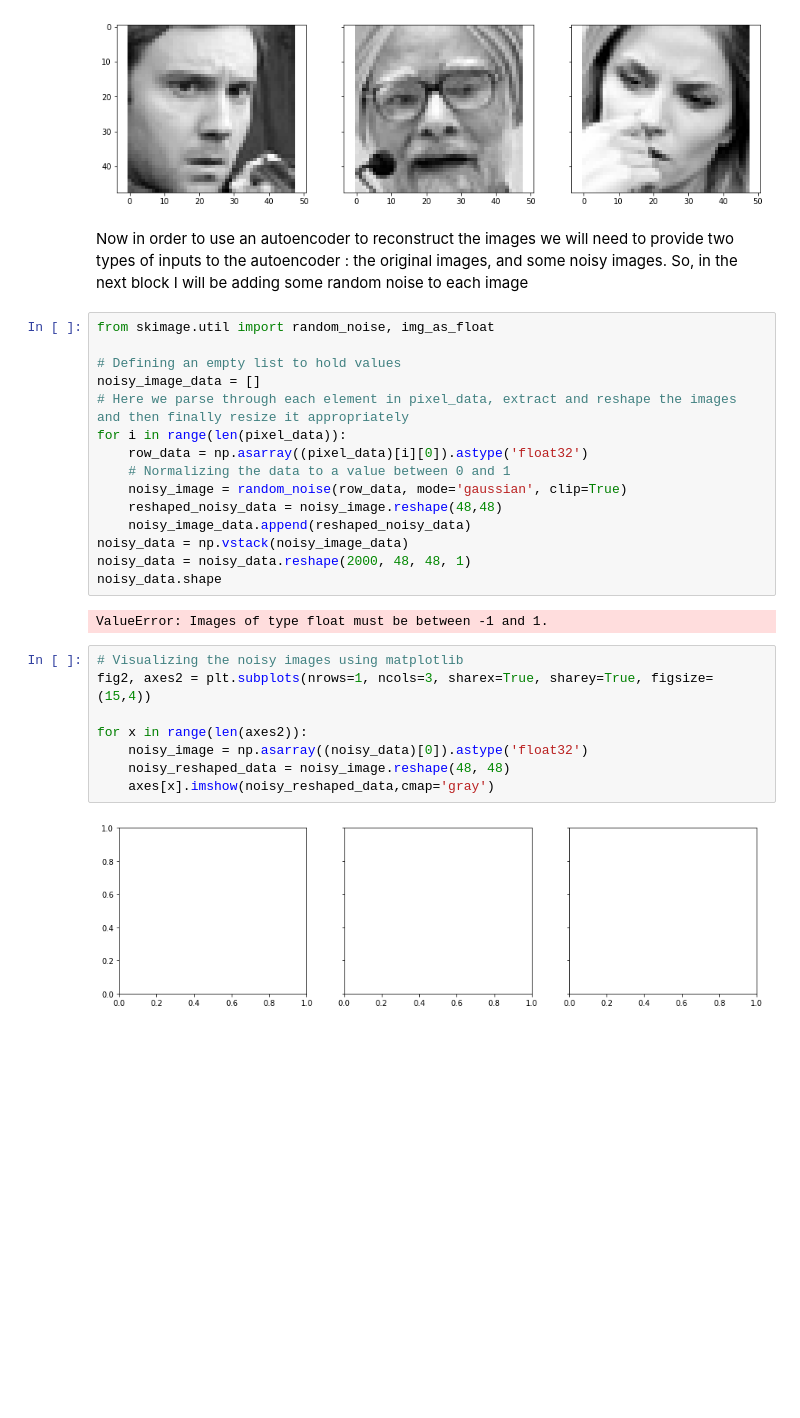
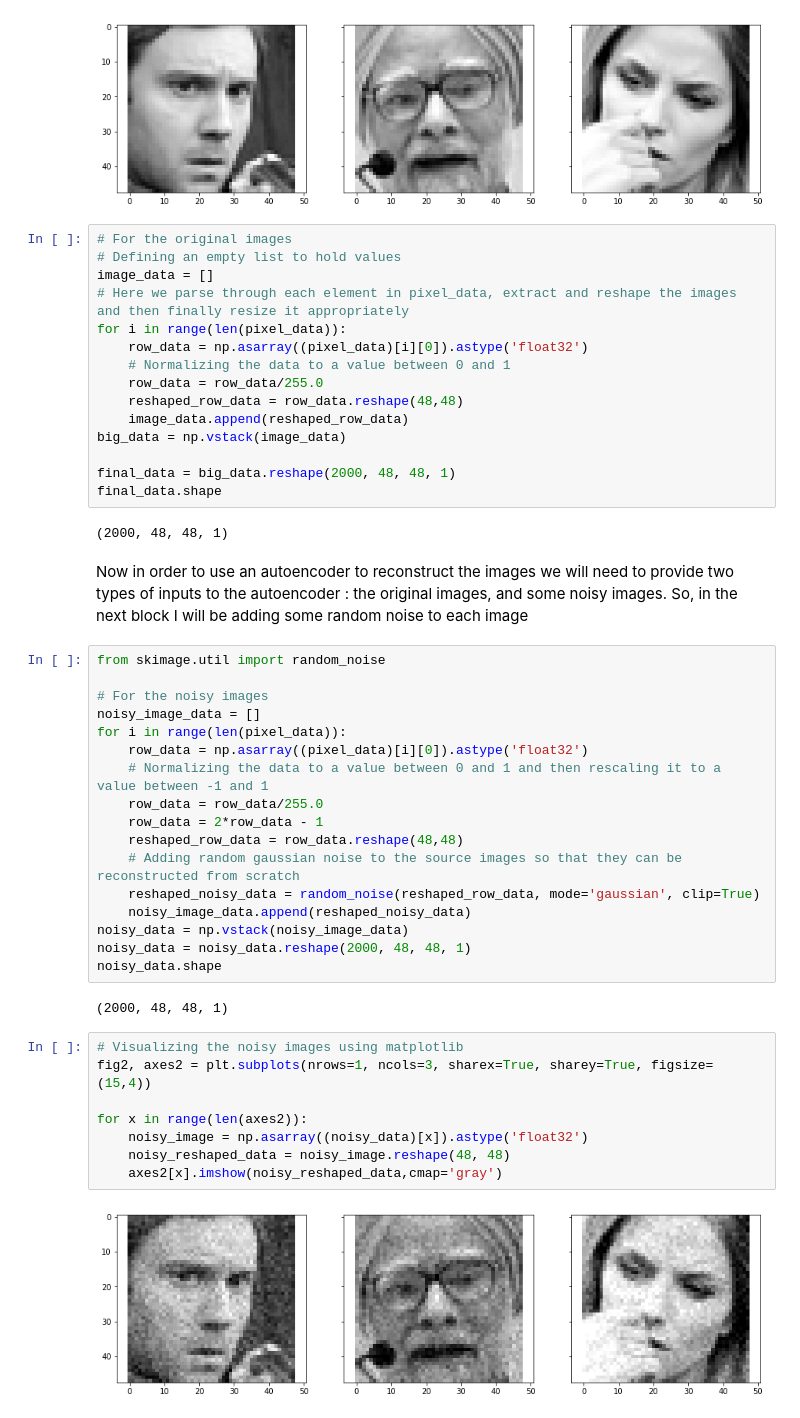
Before and after one commit to vijpandaturtle/facial-expressions, a Jupyter notebook: Image Denoising Convolutional Autoencoder.ipynb, the cells around one changed output. Saved outputs shown, nothing was run; the diff lists cells and outputs as text; blank space fills up the shorter version.

Commit message:
Noisy images visualized

```diff
--- a/Image+Denoising+Autonencoder.ipynb
+++ b/Image Denoising Convolutional Autoencoder.ipynb
@@ -47,33 +47,52 @@ for x in range(len(axes)):
     axes[x].imshow(vis_image,cmap='gray')
 # %% [output]
 [figure]
+# %%
+# For the original images
+# Defining an empty list to hold values
+image_data = []
+# Here we parse through each element in pixel_data, extract and reshape the images and then finally resize it appropriately
+for i in range(len(pixel_data)):
+    row_data = np.asarray((pixel_data)[i][0]).astype('float32')
+    # Normalizing the data to a value between 0 and 1
+    row_data = row_data/255.0
+    reshaped_row_data = row_data.reshape(48,48)
+    image_data.append(reshaped_row_data)
+big_data = np.vstack(image_data)
+
+final_data = big_data.reshape(2000, 48, 48, 1)
+final_data.shape
+# %% [output]
+(2000, 48, 48, 1)
 # %% [markdown]
 Now in order to use an autoencoder to reconstruct the images we will need to provide two types of inputs to the autoencoder :
 the original images, and some noisy images. So, in the next block I will be adding some random noise to each image
 # %%
-from skimage.util import random_noise, img_as_float
+from skimage.util import random_noise
 
-# Defining an empty list to hold values
+# For the noisy images
 noisy_image_data = []
-# Here we parse through each element in pixel_data, extract and reshape the images and then finally resize it appropriately
 for i in range(len(pixel_data)):
     row_data = np.asarray((pixel_data)[i][0]).astype('float32')
-    # Normalizing the data to a value between 0 and 1
-    noisy_image = random_noise(row_data, mode='gaussian', clip=True)
-    reshaped_noisy_data = noisy_image.reshape(48,48)
+    # Normalizing the data to a value between 0 and 1 and then rescaling it to a value between -1 and 1
+    row_data = row_data/255.0
+    row_data = 2*row_data - 1
+    reshaped_row_data = row_data.reshape(48,48)
+    # Adding random gaussian noise to the source images so that they can be reconstructed from scratch
+    reshaped_noisy_data = random_noise(reshaped_row_data, mode='gaussian', clip=True)
     noisy_image_data.append(reshaped_noisy_data)
 noisy_data = np.vstack(noisy_image_data)
 noisy_data = noisy_data.reshape(2000, 48, 48, 1)
 noisy_data.shape
 # %% [output]
-ValueError: Images of type float must be between -1 and 1.
+(2000, 48, 48, 1)
 # %%
 # Visualizing the noisy images using matplotlib
 fig2, axes2 = plt.subplots(nrows=1, ncols=3, sharex=True, sharey=True, figsize=(15,4))
 
 for x in range(len(axes2)):
-    noisy_image = np.asarray((noisy_data)[0]).astype('float32')
+    noisy_image = np.asarray((noisy_data)[x]).astype('float32')
     noisy_reshaped_data = noisy_image.reshape(48, 48)
-    axes[x].imshow(noisy_reshaped_data,cmap='gray')
+    axes2[x].imshow(noisy_reshaped_data,cmap='gray')
 # %% [output]
-[figure, old version]
+[figure, new version]
```
Also changed, not shown: parts of 3 cells of this notebook.
